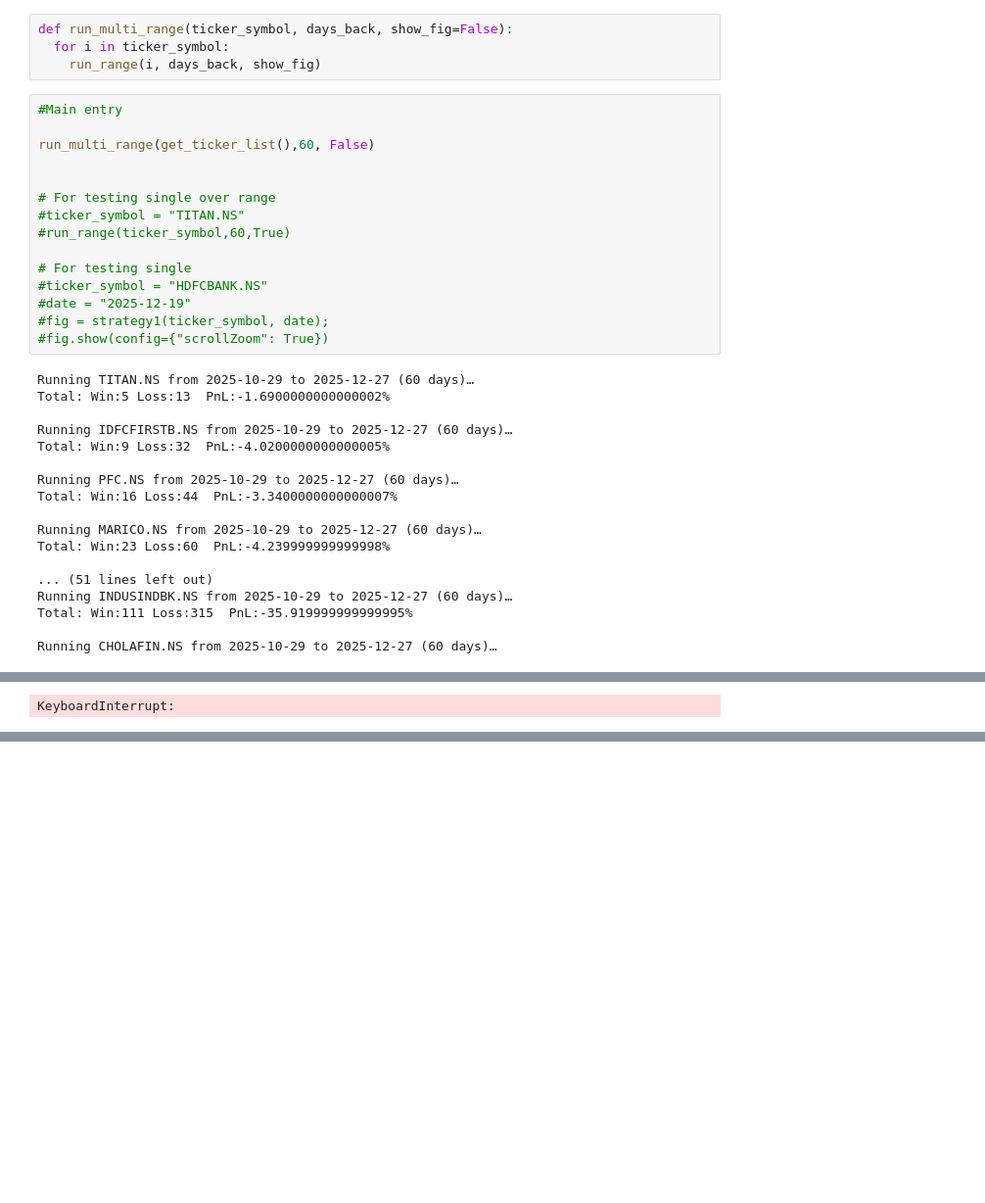
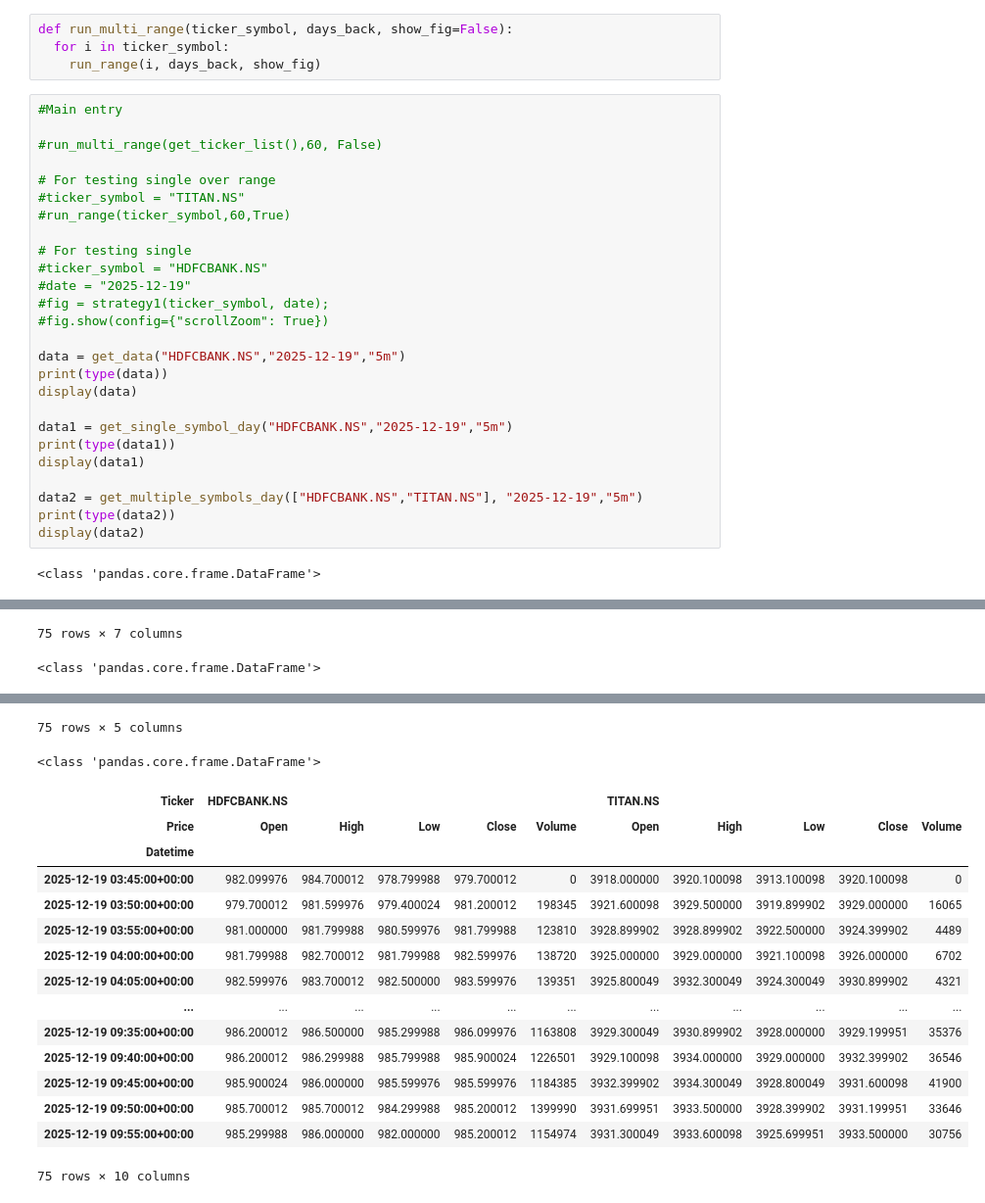
Before and after one commit to aaghash17/trade_strategy_test, a Jupyter notebook: strategy_1 v1.1.ipynb, the cells around one changed output, grey strips where cells are left out. Shown: that part at 98% size. Cells and saved outputs as stored; diff of their text form; blank space fills up the shorter version.

```diff
--- a/strategy_1 v1.1.ipynb
+++ b/strategy_1 v1.1.ipynb
@@ -365,8 +417,7 @@ def run_multi_range(ticker_symbol, days_back, show_fig=False):
 # %%
 #Main entry
 
-run_multi_range(get_ticker_list(),60, False)
-
+#run_multi_range(get_ticker_list(),60, False)
 
 # For testing single over range
 #ticker_symbol = "TITAN.NS"
@@ -377,21 +428,17 @@ run_multi_range(get_ticker_list(),60, False)
 #date = "2025-12-19"
 #fig = strategy1(ticker_symbol, date);
 #fig.show(config={"scrollZoom": True})
+
+data = get_data("HDFCBANK.NS","2025-12-19","5m")
+print(type(data))
+display(data)
+
+data1 = get_single_symbol_day("HDFCBANK.NS","2025-12-19","5m")
+print(type(data1))
+display(data1)
+
+data2 = get_multiple_symbols_day(["HDFCBANK.NS","TITAN.NS"], "2025-12-19","5m")
+print(type(data2))
+display(data2)
 # %% [output]
-Running TITAN.NS from 2025-10-29 to 2025-12-27 (60 days)…
-Total: Win:5 Loss:13  PnL:-1.6900000000000002%
-
-Running IDFCFIRSTB.NS from 2025-10-29 to 2025-12-27 (60 days)…
-Total: Win:9 Loss:32  PnL:-4.0200000000000005%
-
-Running PFC.NS from 2025-10-29 to 2025-12-27 (60 days)…
-Total: Win:16 Loss:44  PnL:-3.3400000000000007%
-
-Running MARICO.NS from 2025-10-29 to 2025-12-27 (60 days)…
-Total: Win:23 Loss:60  PnL:-4.239999999999998%
-
-... (51 lines left out)
-Running INDUSINDBK.NS from 2025-10-29 to 2025-12-27 (60 days)…
-Total: Win:111 Loss:315  PnL:-35.919999999999995%
-
-Running CHOLAFIN.NS from 2025-10-29 to 2025-12-27 (60 days)…
+<class 'pandas.core.frame.DataFrame'>
@@ -398 +458,2 @@ Running CHOLAFIN.NS from 2025-10-29 to 2025-12-27 (60 days)…
-KeyboardInterrupt:
+75 rows × 7 columns
+<class 'pandas.core.frame.DataFrame'>
@@ -398,0 +474,17 @@ KeyboardInterrupt:
+75 rows × 5 columns
+<class 'pandas.core.frame.DataFrame'>
+| Ticker | HDFCBANK.NS |  |  |  |  | TITAN.NS |  |  |  |  |
+| Price | Open | High | Low | Close | Volume | Open | High | Low | Close | Volume |
+| Datetime |  |  |  |  |  |  |  |  |  |  |
+| 2025-12-19 03:45:00+00:00 | 982.099976 | 984.700012 | 978.799988 | 979.700012 | 0 | 3918.000000 | 3920.100098 | 3913.100098 | 3920.100098 | 0 |
+| 2025-12-19 03:50:00+00:00 | 979.700012 | 981.599976 | 979.400024 | 981.200012 | 198345 | 3921.600098 | 3929.500000 | 3919.899902 | 3929.000000 | 16065 |
+| 2025-12-19 03:55:00+00:00 | 981.000000 | 981.799988 | 980.599976 | 981.799988 | 123810 | 3928.899902 | 3928.899902 | 3922.500000 | 3924.399902 | 4489 |
+| 2025-12-19 04:00:00+00:00 | 981.799988 | 982.700012 | 981.799988 | 982.599976 | 138720 | 3925.000000 | 3929.000000 | 3921.100098 | 3926.000000 | 6702 |
+| 2025-12-19 04:05:00+00:00 | 982.599976 | 983.700012 | 982.500000 | 983.599976 | 139351 | 3925.800049 | 3932.300049 | 3924.300049 | 3930.899902 | 4321 |
+| ... | ... | ... | ... | ... | ... | ... | ... | ... | ... | ... |
+| 2025-12-19 09:35:00+00:00 | 986.200012 | 986.500000 | 985.299988 | 986.099976 | 1163808 | 3929.300049 | 3930.899902 | 3928.000000 | 3929.199951 | 35376 |
+| 2025-12-19 09:40:00+00:00 | 986.200012 | 986.299988 | 985.799988 | 985.900024 | 1226501 | 3929.100098 | 3934.000000 | 3929.000000 | 3932.399902 | 36546 |
+| 2025-12-19 09:45:00+00:00 | 985.900024 | 986.000000 | 985.599976 | 985.599976 | 1184385 | 3932.399902 | 3934.300049 | 3928.800049 | 3931.600098 | 41900 |
+| 2025-12-19 09:50:00+00:00 | 985.700012 | 985.700012 | 984.299988 | 985.200012 | 1399990 | 3931.699951 | 3933.500000 | 3928.399902 | 3931.199951 | 33646 |
+| 2025-12-19 09:55:00+00:00 | 985.299988 | 986.000000 | 982.000000 | 985.200012 | 1154974 | 3931.300049 | 3933.600098 | 3925.699951 | 3933.500000 | 30756 |
+75 rows × 10 columns
```
Also changed, not shown: parts of 2 cells of this notebook.
